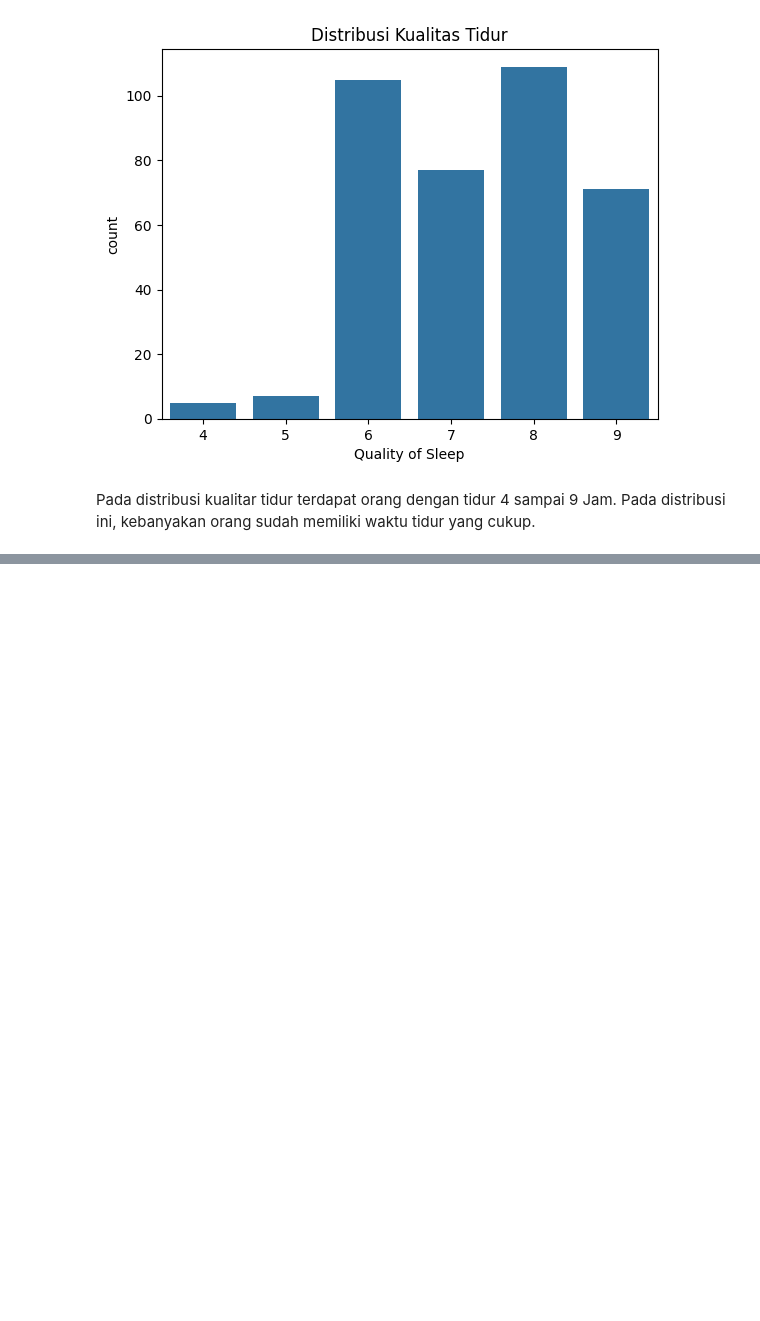
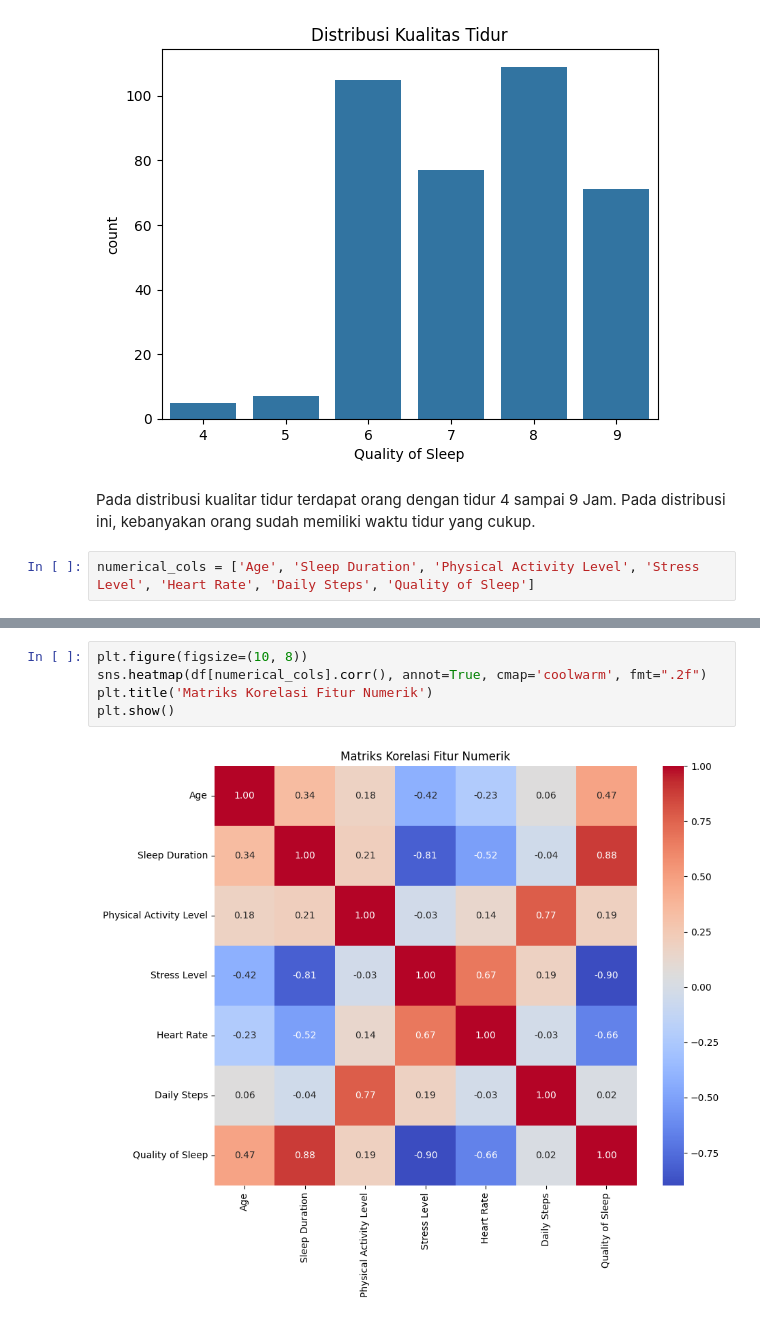
Before and after one commit to Naiazzahra/Analysis-Predictive_CC25, a Jupyter notebook: analysis_predictive.ipynb, the cells around one changed output, grey strips where cells are left out. Saved outputs shown, nothing was run; the diff lists cells and outputs as text; blank space fills up the shorter version.

```diff
--- a/analysis_predictive.ipynb
+++ b/analysis_predictive.ipynb
@@ -115,6 +115,8 @@ plt.show()
 [figure]
 # %% [markdown]
 Pada distribusi kualitar tidur terdapat orang dengan tidur 4 sampai 9 Jam. Pada distribusi ini, kebanyakan orang sudah memiliki waktu tidur yang cukup.
+# %%
+numerical_cols = ['Age', 'Sleep Duration', 'Physical Activity Level', 'Stress Level', 'Heart Rate', 'Daily Steps', 'Quality of Sleep']
 # %%
 fig, axes = plt.subplots(nrows=len(numerical_cols), ncols=1, figsize=(8, 4 * len(numerical_cols)))
 
@@ -129,0 +132,7 @@ NameError: name 'numerical_cols' is not defined
+# %%
+plt.figure(figsize=(10, 8))
+sns.heatmap(df[numerical_cols].corr(), annot=True, cmap='coolwarm', fmt=".2f")
+plt.title('Matriks Korelasi Fitur Numerik')
+plt.show()
+# %% [output]
+[figure, added]
```
Also changed, not shown: parts of 15 cells of this notebook, 1 other file.
